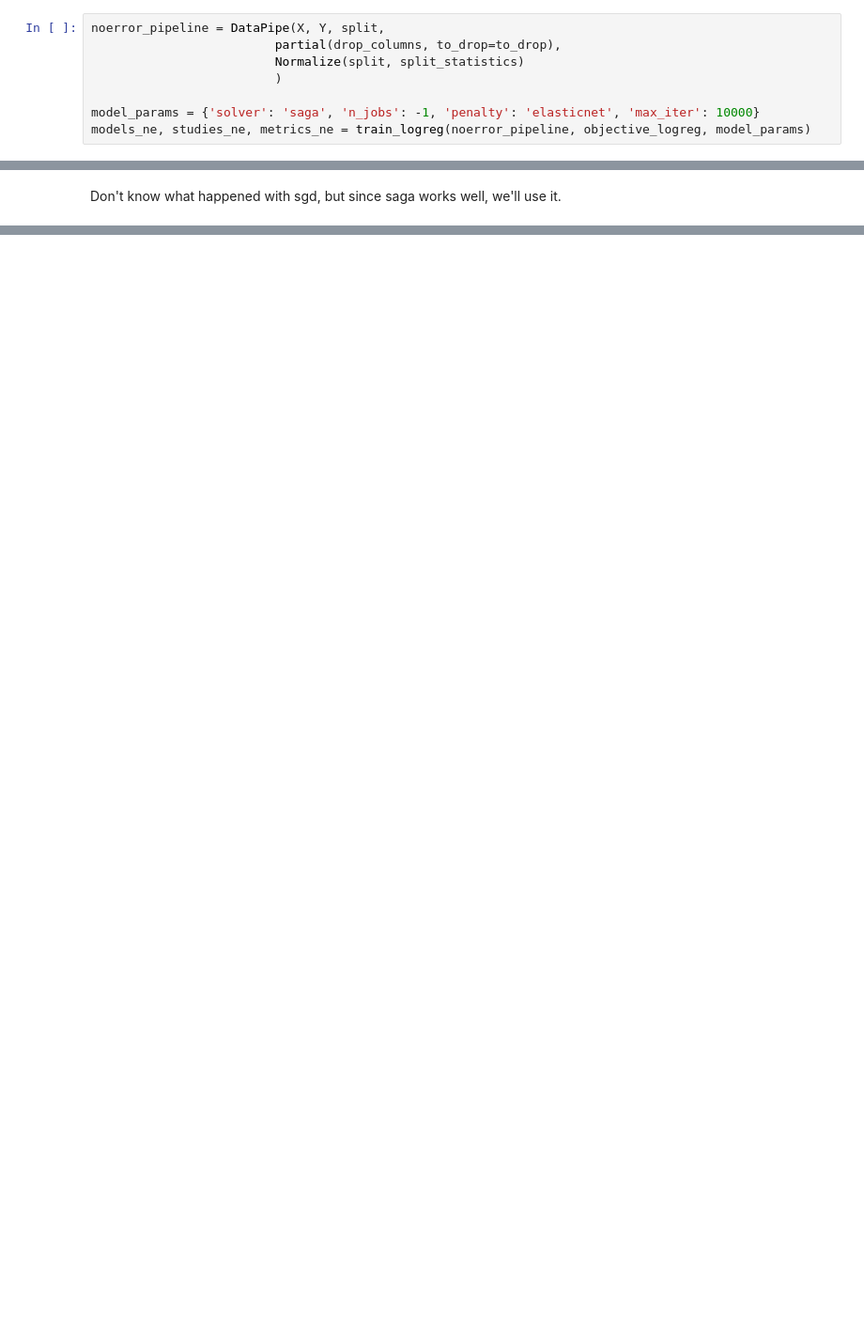
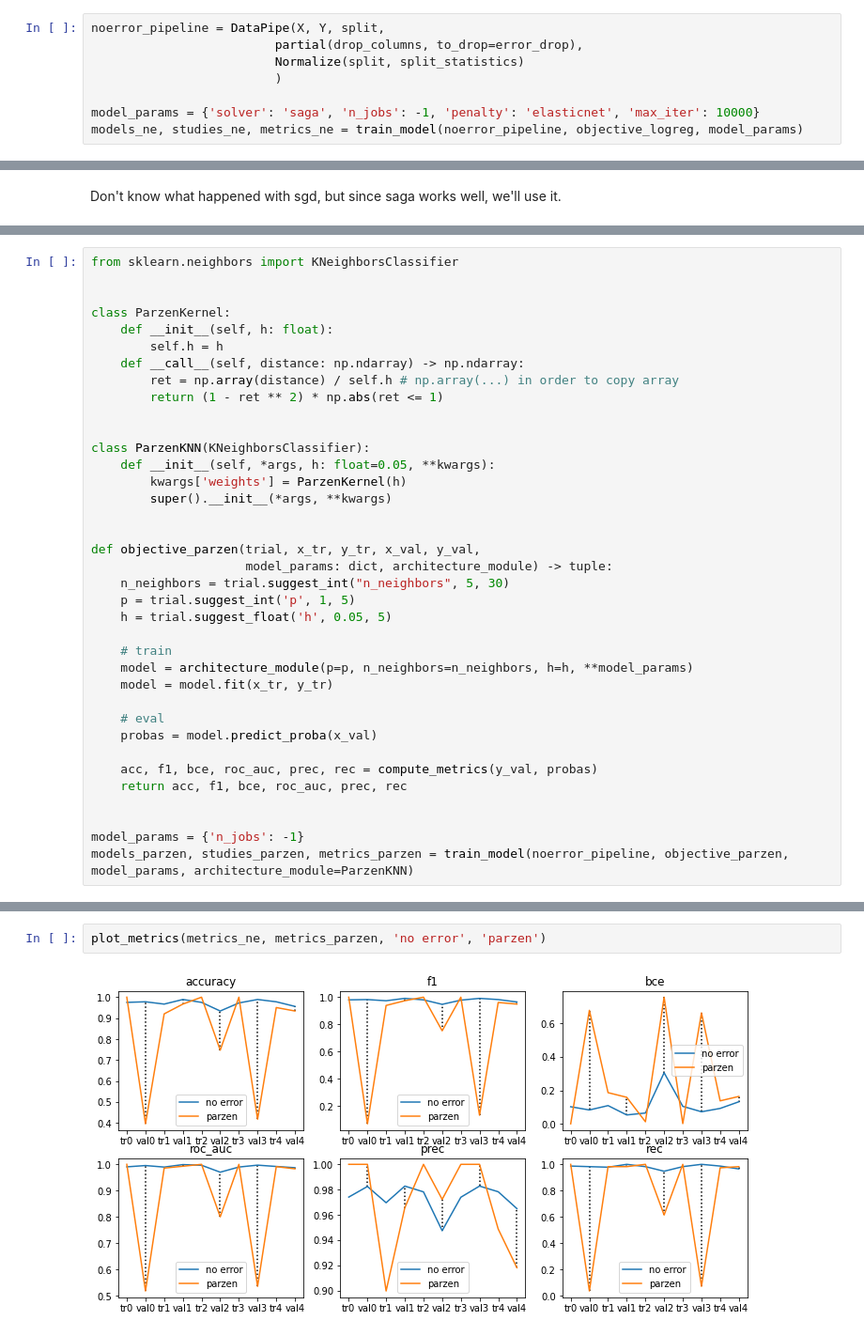
Before and after one commit to arseniybelkov/ml_vorontsov, a Jupyter notebook: task11/task11.ipynb, the cells around one changed output, grey strips where cells are left out. Shown at 94% size. Drawn from its saved outputs; the diff is of its cells as text; blank space fills up the shorter version.

```diff
--- a/task11/task11.ipynb
+++ b/task11/task11.ipynb
@@ -457,11 +460,11 @@ sns.heatmap(train_val_df.drop(to_drop + ['target'], axis=1).corr(method='spearma
 We've removed more features than before (10 left now vs 14 before)
 # %%
 noerror_pipeline = DataPipe(X, Y, split,
-                         partial(drop_columns, to_drop=to_drop),
+                         partial(drop_columns, to_drop=error_drop),
                          Normalize(split, split_statistics)
                          )
 
 model_params = {'solver': 'saga', 'n_jobs': -1, 'penalty': 'elasticnet', 'max_iter': 10000}
-models_ne, studies_ne, metrics_ne = train_logreg(noerror_pipeline, objective_logreg, model_params)
+models_ne, studies_ne, metrics_ne = train_model(noerror_pipeline, objective_logreg, model_params)
 # %% [output]
 ### SPLIT # 0 ###
@@ -658,0 +665,37 @@ Don't know what happened with sgd, but since saga works well, we'll use it.
+# %%
+from sklearn.neighbors import KNeighborsClassifier
+
+
+class ParzenKernel:
+    def __init__(self, h: float):
+        self.h = h
+    def __call__(self, distance: np.ndarray) -> np.ndarray:
+        ret = np.array(distance) / self.h # np.array(...) in order to copy array
+        return (1 - ret ** 2) * np.abs(ret <= 1)
+
+
+class ParzenKNN(KNeighborsClassifier):
+    def __init__(self, *args, h: float=0.05, **kwargs):
+        kwargs['weights'] = ParzenKernel(h)
+        super().__init__(*args, **kwargs)
+
+
+def objective_parzen(trial, x_tr, y_tr, x_val, y_val,
+                     model_params: dict, architecture_module) -> tuple:
+    n_neighbors = trial.suggest_int("n_neighbors", 5, 30)
+    p = trial.suggest_int('p', 1, 5)
+    h = trial.suggest_float('h', 0.05, 5)
+
+    # train
+    model = architecture_module(p=p, n_neighbors=n_neighbors, h=h, **model_params)
+    model = model.fit(x_tr, y_tr)
+
+    # eval
+    probas = model.predict_proba(x_val)
+
+    acc, f1, bce, roc_auc, prec, rec = compute_metrics(y_val, probas)
+    return acc, f1, bce, roc_auc, prec, rec
+
+
+model_params = {'n_jobs': -1}
+models_parzen, studies_parzen, metrics_parzen = train_model(noerror_pipeline, objective_parzen, model_params, architecture_module=ParzenKNN)
@@ -658,0 +725,4 @@ Don't know what happened with sgd, but since saga works well, we'll use it.
+# %%
+plot_metrics(metrics_ne, metrics_parzen, 'no error', 'parzen')
+# %% [output]
+[figure, added]
```
Also changed, not shown: parts of 34 cells of this notebook.
